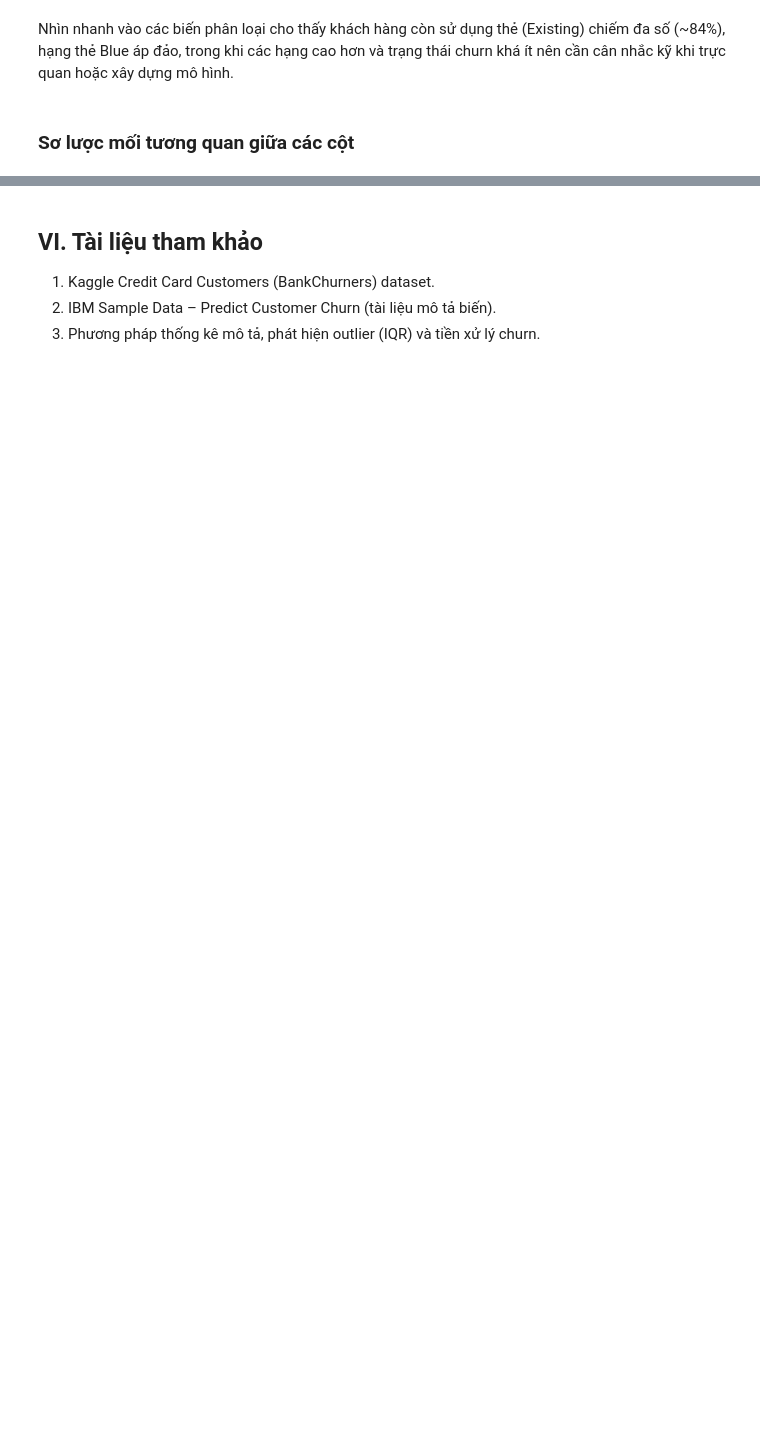
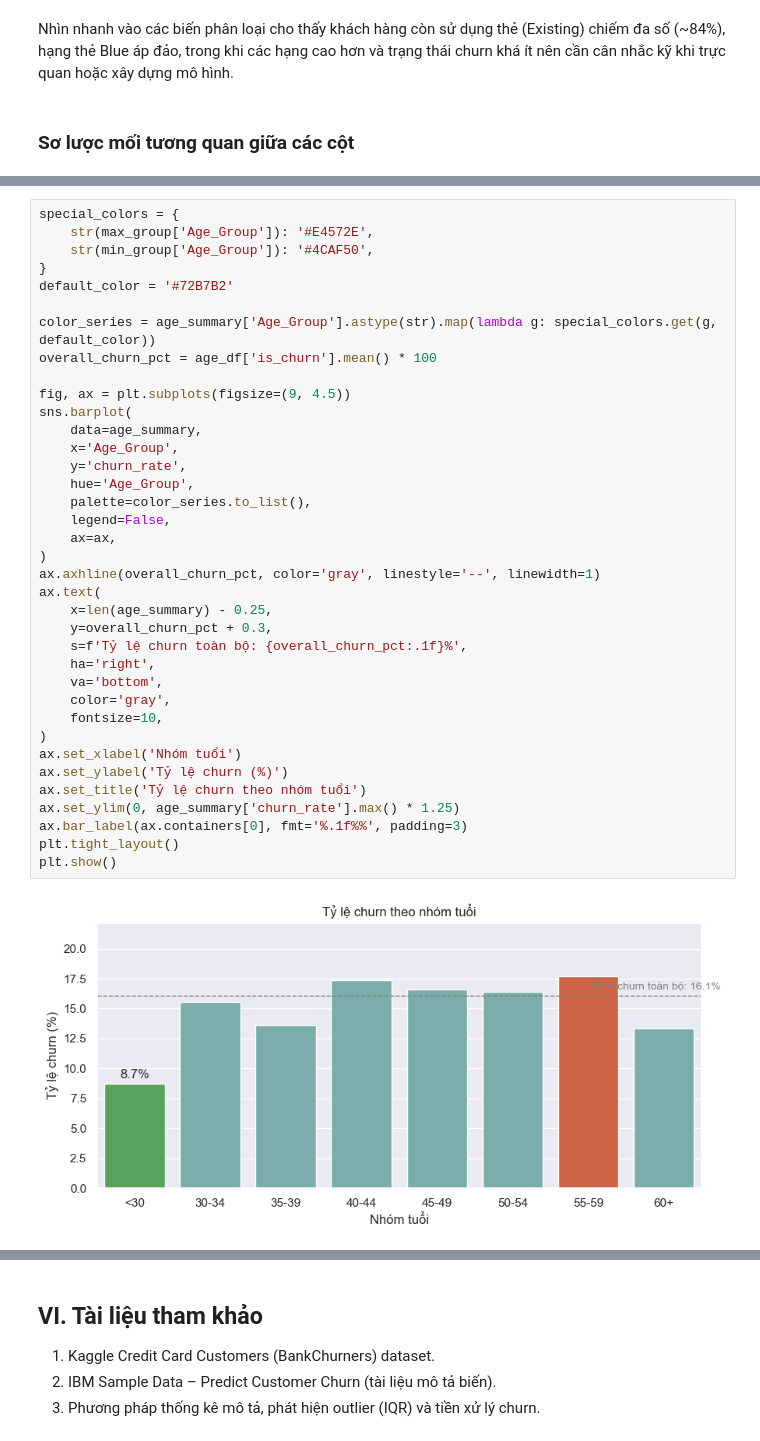
Before and after one commit to Khoa-Neee/P4DS_Final-Project, a Jupyter notebook: main.ipynb, the cells around one changed output, grey strips where cells are left out. Drawn from its saved outputs; the diff is of its cells as text; blank space fills up the shorter version.

```diff
--- a/main.ipynb
+++ b/main.ipynb
@@ -557,0 +653,39 @@ plt.show()
+# %%
+special_colors = {
+    str(max_group['Age_Group']): '#E4572E',
+    str(min_group['Age_Group']): '#4CAF50',
+}
+default_color = '#72B7B2'
+
+color_series = age_summary['Age_Group'].astype(str).map(lambda g: special_colors.get(g, default_color))
+overall_churn_pct = age_df['is_churn'].mean() * 100
+
+fig, ax = plt.subplots(figsize=(9, 4.5))
+sns.barplot(
+    data=age_summary,
+    x='Age_Group',
+    y='churn_rate',
+    hue='Age_Group',
+    palette=color_series.to_list(),
+    legend=False,
+    ax=ax,
+)
+ax.axhline(overall_churn_pct, color='gray', linestyle='--', linewidth=1)
+ax.text(
+    x=len(age_summary) - 0.25,
+    y=overall_churn_pct + 0.3,
+    s=f'Tỷ lệ churn toàn bộ: {overall_churn_pct:.1f}%',
+    ha='right',
+    va='bottom',
+    color='gray',
+    fontsize=10,
+)
+ax.set_xlabel('Nhóm tuổi')
+ax.set_ylabel('Tỷ lệ churn (%)')
+ax.set_title('Tỷ lệ churn theo nhóm tuổi')
+ax.set_ylim(0, age_summary['churn_rate'].max() * 1.25)
+ax.bar_label(ax.containers[0], fmt='%.1f%%', padding=3)
+plt.tight_layout()
+plt.show()
+# %% [output]
+[figure, added]
```
Also changed, not shown: parts of 63 cells of this notebook.
